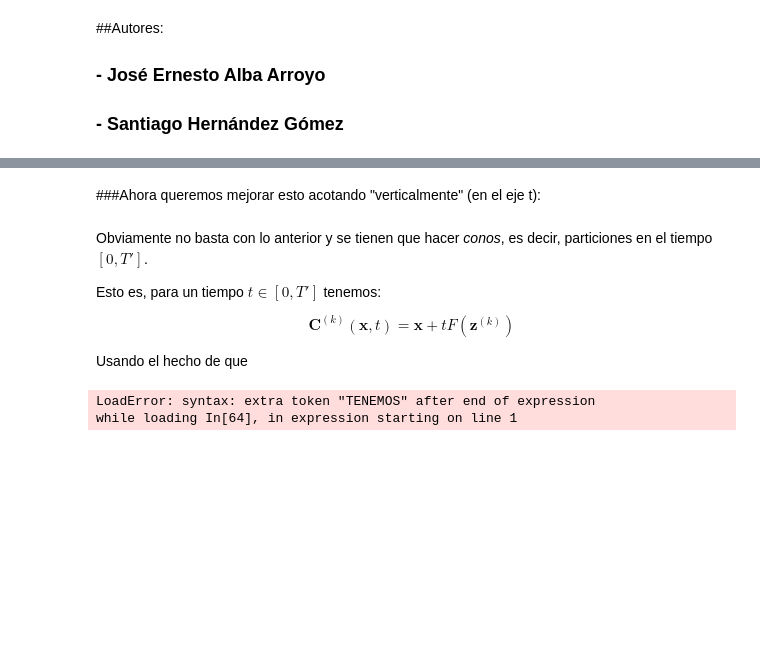
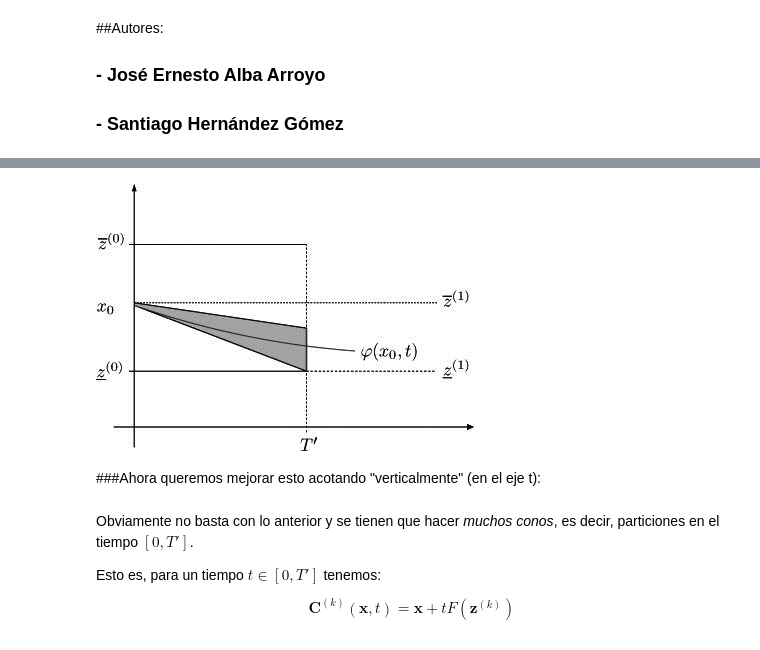
Before and after one commit to ealba/ProyectoClase, a Jupyter notebook: Notas/PresentacionFinal.ipynb, the cells around one changed output, grey strips where cells are left out. Saved outputs shown, nothing was run; the diff lists cells and outputs as text; code cells hidden in the pictures; blank space fills up the shorter version.

```diff
--- a/Notas/PresentacionFinal.ipynb
+++ b/Notas/PresentacionFinal.ipynb
@@ -117,9 +118,14 @@ donde $t \in [0,T]$
+# %%
+using Images
+imread("fig2.jpg")
+# %% [output]
+[figure, added]
 # %% [markdown]
 ###Ahora queremos mejorar esto acotando "verticalmente" (en el eje t):
 # %% [markdown]
 
 
-Obviamente no basta con lo anterior y se tienen que hacer *conos*, es decir, particiones en el tiempo $[0,T']$.
+Obviamente no basta con lo anterior y se tienen que hacer *muchos conos*, es decir, particiones en el tiempo $[0,T']$.
 
 
 Esto es, para un tiempo $t\in [0,T']$ tenemos:
@@ -127,10 +133,3 @@ Esto es, para un tiempo $t\in [0,T']$ tenemos:
 \begin{equation}
     \mathbf{C}^{(k)}(\mathbf{x}, t)= \mathbf{x} + t F(\mathbf{z}^{(k)})
 \end{equation}
-
-Usando el hecho de que
-# %%
-YA TENEMOS LA ENVOLVENTE: ES DECIR UNA FUNCIÓN QUE HASTA TBUENA HACE K PARTICIONES EN EL TIEMPO Y ENCASILLA LA SOLUCIÓN (PERO HASTA T BUENA!!!!)
-# %% [output]
-LoadError: syntax: extra token "TENEMOS" after end of expression
-while loading In[64], in expression starting on line 1
```
Also changed, not shown: parts of 50 cells of this notebook, 7 other files.
